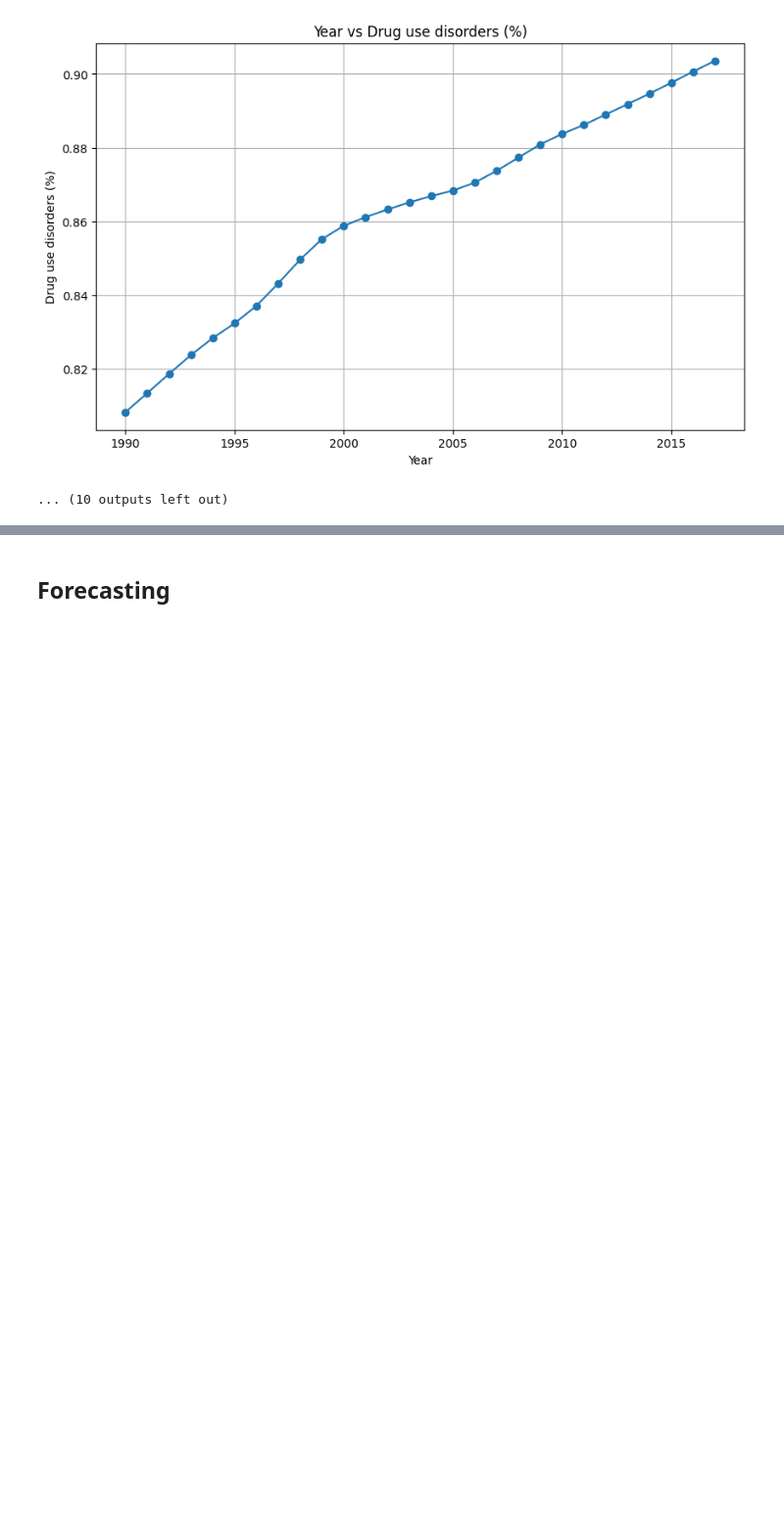
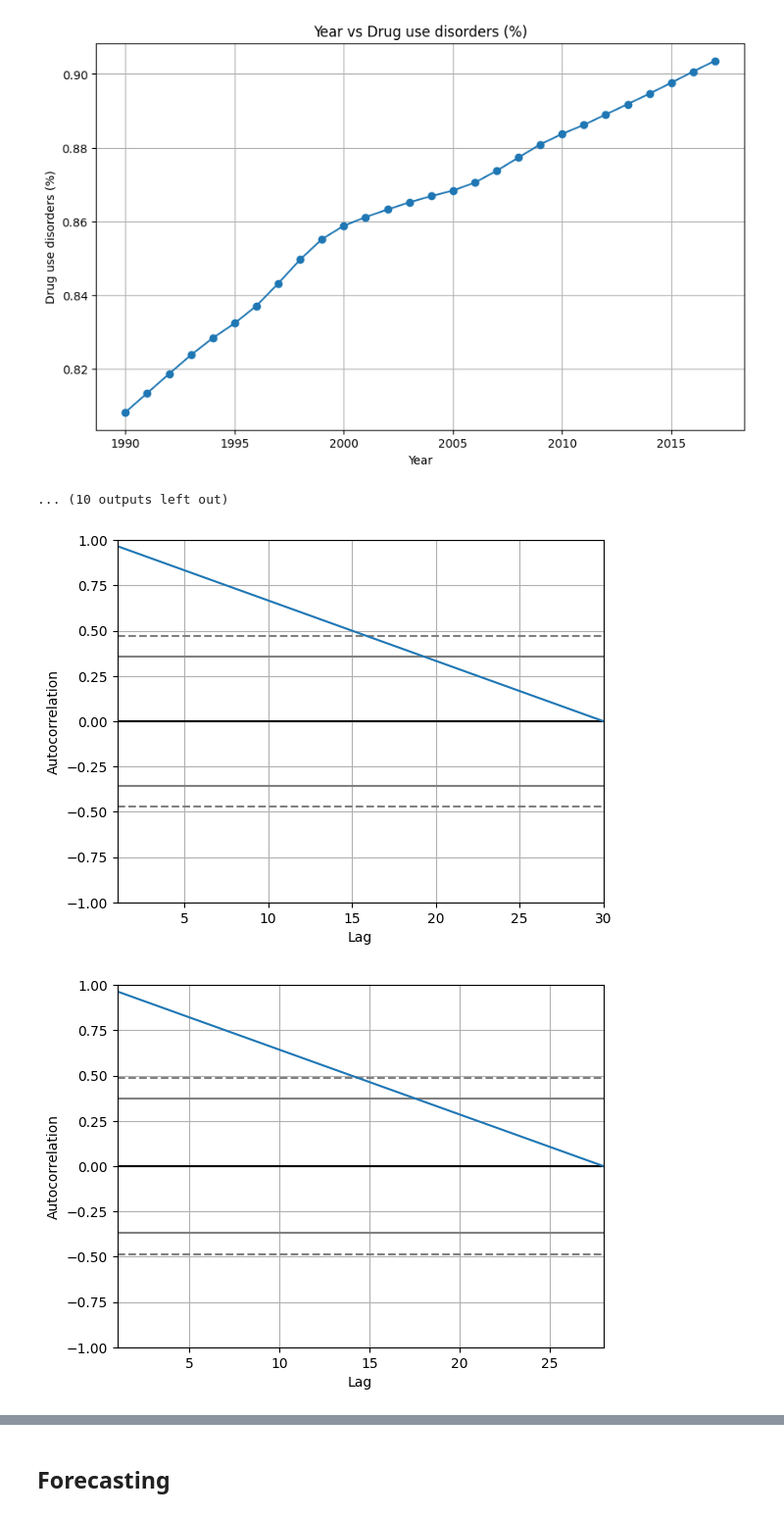
Before and after one commit to moshir-ashraf/Forecast-Global-MDs, a Jupyter notebook: forecasting.ipynb, the cells around one changed output, grey strips where cells are left out. Shown at 98% size. Saved outputs shown, nothing was run; the diff lists cells and outputs as text; code cells hidden in the pictures; blank space fills up the shorter version.

```diff
--- a/forecasting.ipynb
+++ b/forecasting.ipynb
@@ -180,3 +181,10 @@ memory usage: 1.8 KB
 [figure]
 [figure]
 ... (10 outputs left out)
+# %%
+for dataframe in data:
+    autocorrelation_plot(dataframe)
+    plt.show()
+# %% [output]
+[figure, added]
+[figure, added]
```
Also changed, not shown: parts of 6 cells of this notebook.
